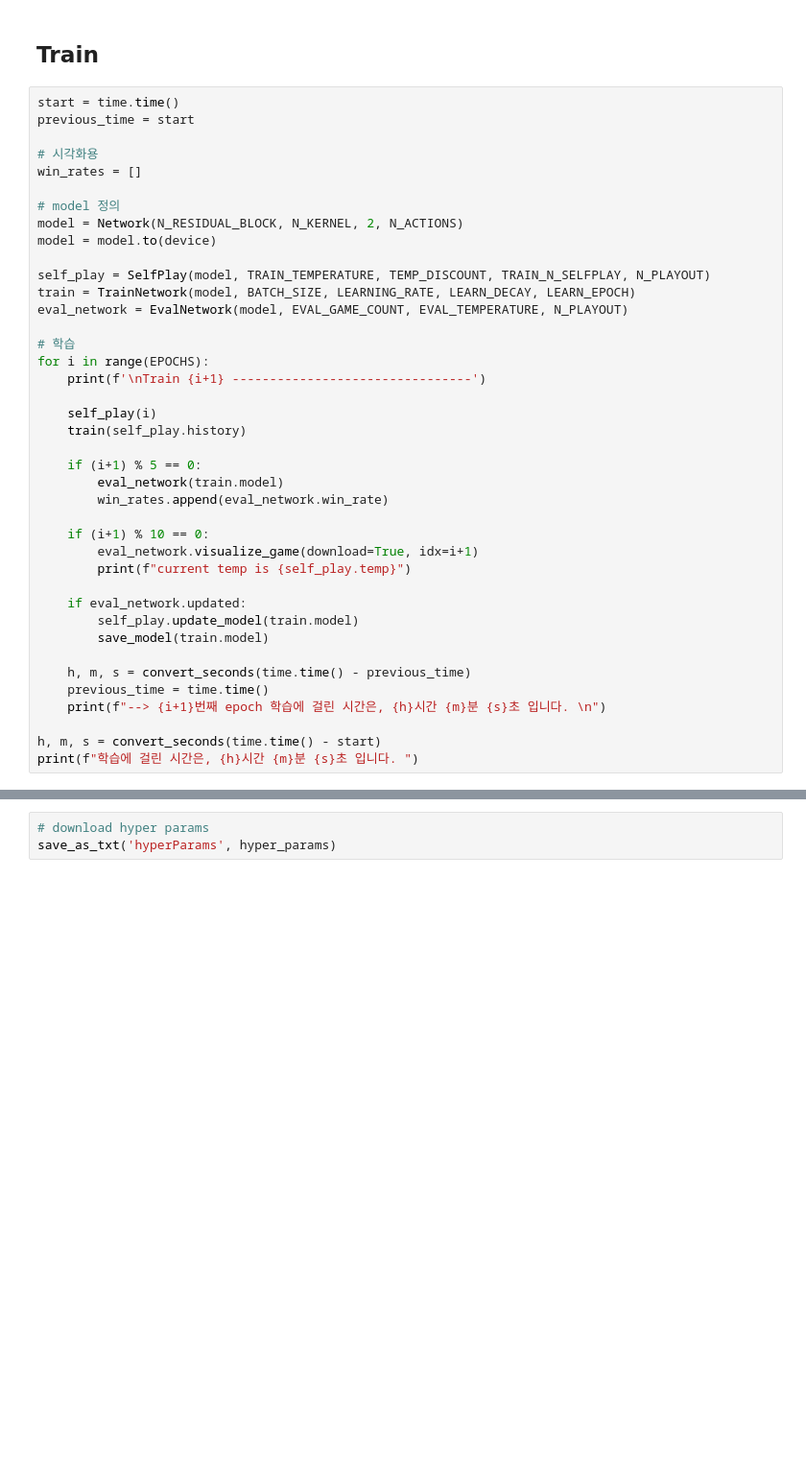
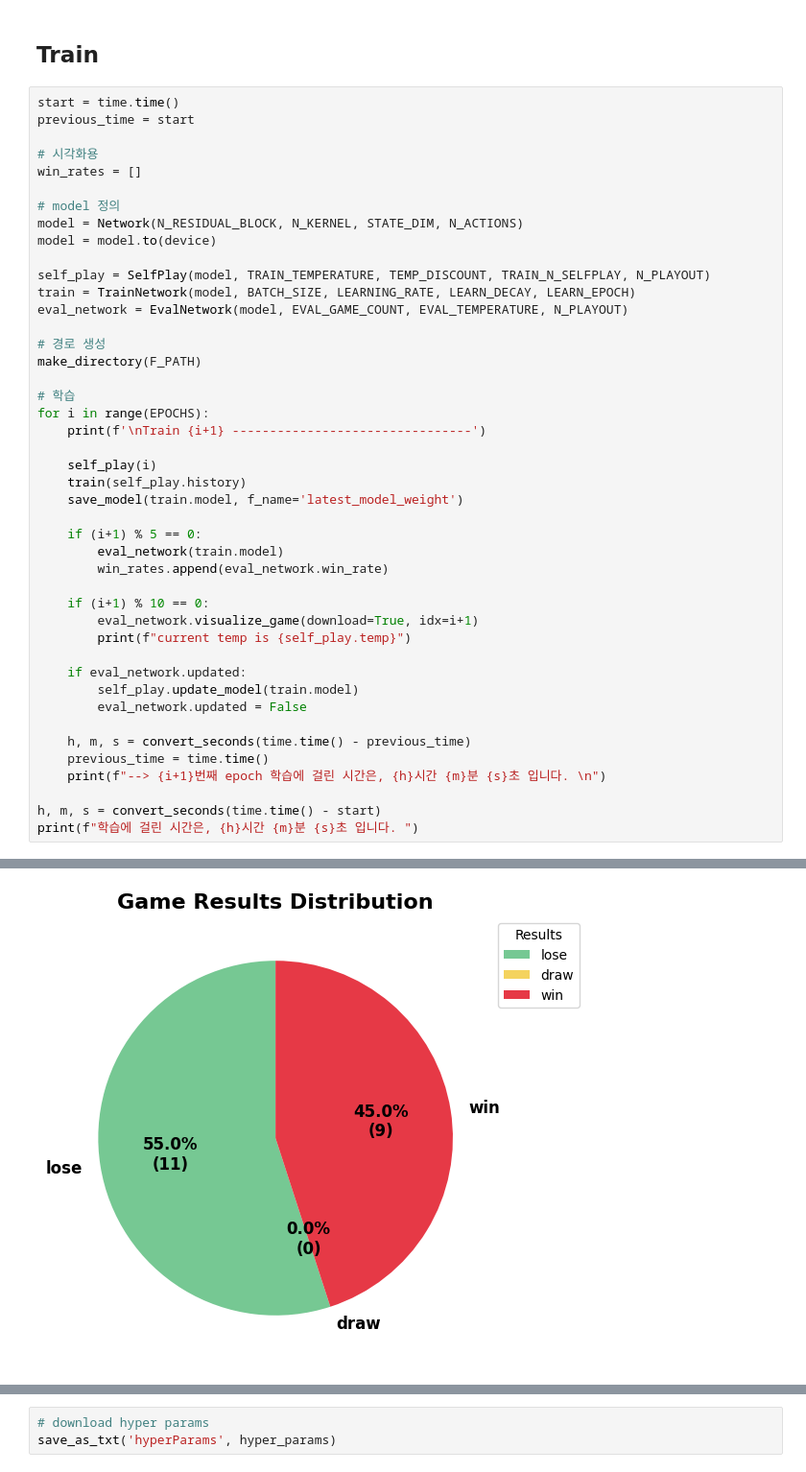
Before and after one commit to Tonnonssi/AiGO, a Jupyter notebook: Omok/Jimin/main/main.ipynb, the cells around one changed output, grey strips where cells are left out. Shown: that part at 96% size. Saved outputs shown, nothing was run; the diff lists cells and outputs as text; blank space fills up the shorter version.

```diff
--- a/Omok/Jimin/main/main.ipynb
+++ b/Omok/Jimin/main/main.ipynb
@@ -37,12 +43,15 @@ previous_time = start
 win_rates = []
 
 # model 정의
-model = Network(N_RESIDUAL_BLOCK, N_KERNEL, 2, N_ACTIONS)
+model = Network(N_RESIDUAL_BLOCK, N_KERNEL, STATE_DIM, N_ACTIONS)
 model = model.to(device)
 
 self_play = SelfPlay(model, TRAIN_TEMPERATURE, TEMP_DISCOUNT, TRAIN_N_SELFPLAY, N_PLAYOUT)
 train = TrainNetwork(model, BATCH_SIZE, LEARNING_RATE, LEARN_DECAY, LEARN_EPOCH)
 eval_network = EvalNetwork(model, EVAL_GAME_COUNT, EVAL_TEMPERATURE, N_PLAYOUT)
+
+# 경로 생성
+make_directory(F_PATH)
 
 # 학습
 for i in range(EPOCHS):
@@ -50,6 +59,7 @@ for i in range(EPOCHS):
 
     self_play(i)
     train(self_play.history)
+    save_model(train.model, f_name='latest_model_weight')
 
     if (i+1) % 5 == 0:
         eval_network(train.model)
@@ -61,7 +71,7 @@ for i in range(EPOCHS):
 
     if eval_network.updated:
         self_play.update_model(train.model)
-        save_model(train.model)
+        eval_network.updated = False
 
     h, m, s = convert_seconds(time.time() - previous_time)
     previous_time = time.time()
@@ -69,3 +79,4 @@ for i in range(EPOCHS):
 
 h, m, s = convert_seconds(time.time() - start)
 print(f"학습에 걸린 시간은, {h}시간 {m}분 {s}초 입니다. ")
+# %% [output]
@@ -71,0 +100 @@ print(f"학습에 걸린 시간은, {h}시간 {m}분 {s}초 입니다. ")
+[figure, added]
```
Also changed, not shown: parts of 4 cells of this notebook, 11 other files.
